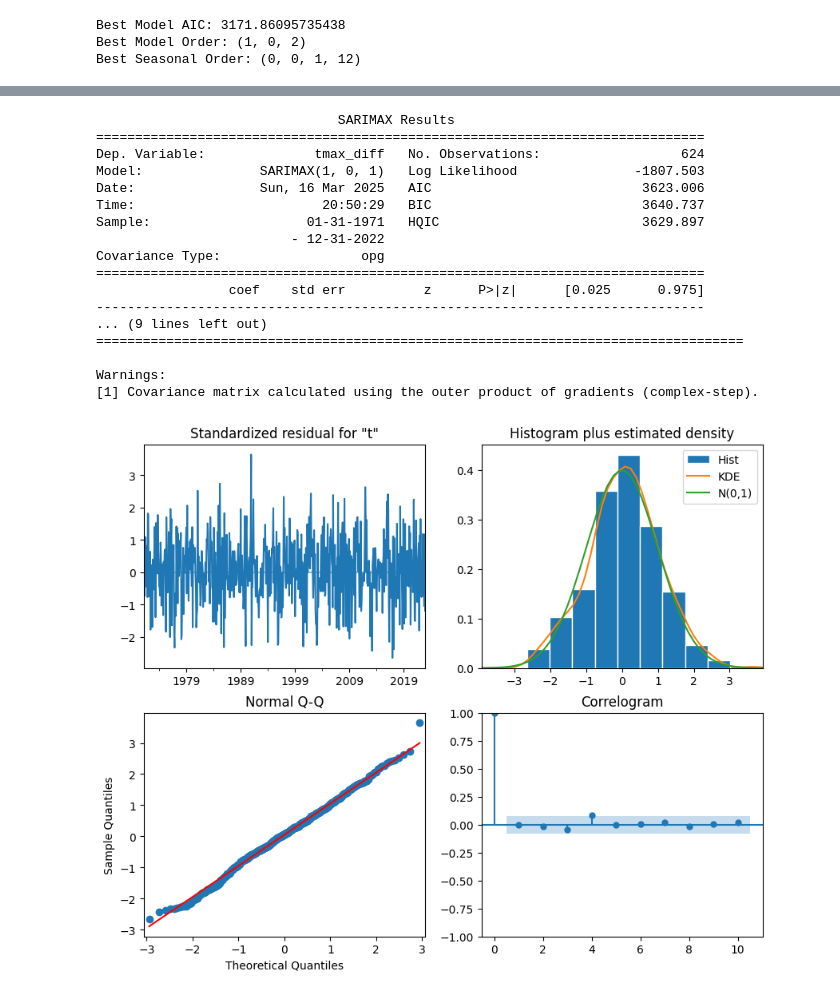
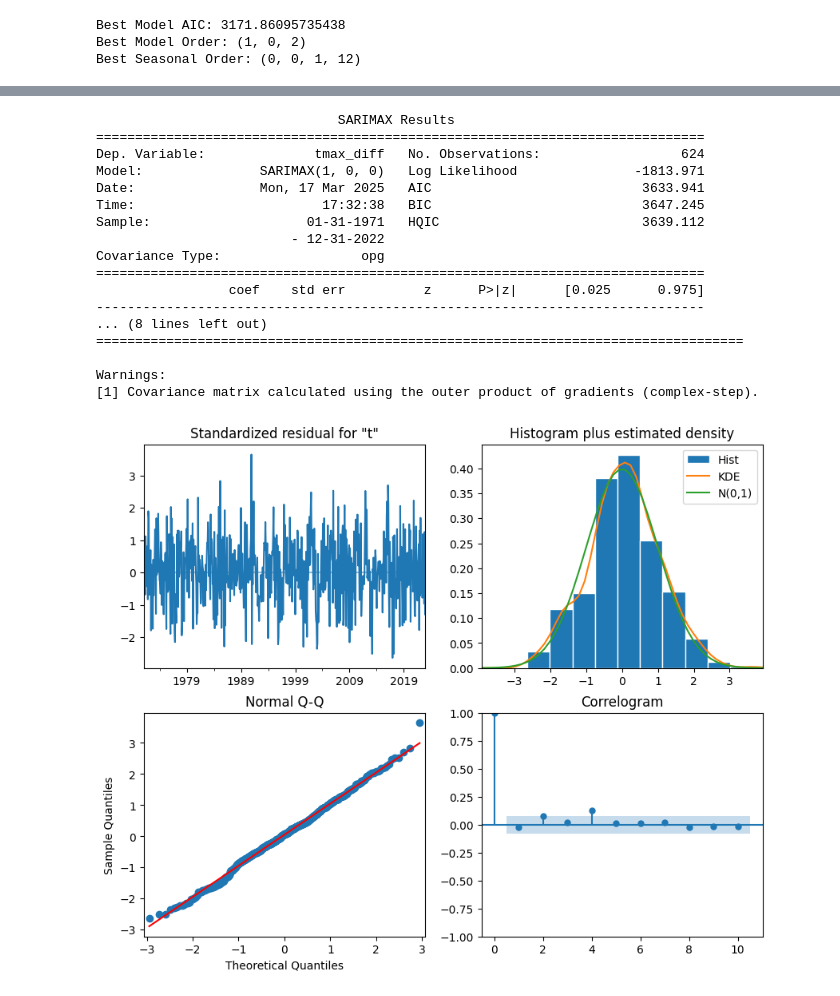
Before and after one commit to maggiecrowner/DS4002-Project-2, a Jupyter notebook: SCRIPTS/Analysis.ipynb, the cells around one changed output, grey strips where cells are left out. Saved outputs shown, nothing was run; the diff lists cells and outputs as text; code cells hidden in the pictures.

```diff
--- a/SCRIPTS/Analysis.ipynb
+++ b/SCRIPTS/Analysis.ipynb
@@ -149,38 +257,38 @@ This aligns with our previous guess, so we will proceed with the SARIMAX(1,0,2)*
 # %%
 import statsmodels.stats.api as sms
 
 # Fit the final SARIMAX model using the best parameters
 final_model = sm.tsa.SARIMAX(train_data,
-                             order=(1,0,1), # removed 2nd q component, wasn't significant
-                             seasonal_order=(0,0,0,12), # removed Q component, wasn't significant
-                             exog=train_exog, # kept prcp in even though it wasn't significant for now
+                             order=(1,0,0),
+                             seasonal_order=(0,0,0,12),
+                             exog=train_exog,
                              enforce_stationarity=False,
                              enforce_invertibility=False)
 
 # Fit the model and suppress the display of convergence output
 final_result = final_model.fit(disp=False)
 
 # Print the summary of the model fit
 print(final_result.summary())
 
 # Check the residuals and diagnostics
 final_result.plot_diagnostics(figsize=(10, 8))
 # %% [output]
                                SARIMAX Results
 ==============================================================================
 Dep. Variable:              tmax_diff   No. Observations:                  624
-Model:               SARIMAX(1, 0, 1)   Log Likelihood               -1807.503
-Date:                Sun, 16 Mar 2025   AIC                           3623.006
-Time:                        20:50:29   BIC                           3640.737
-Sample:                    01-31-1971   HQIC                          3629.897
+Model:               SARIMAX(1, 0, 0)   Log Likelihood               -1813.971
+Date:                Mon, 17 Mar 2025   AIC                           3633.941
+Time:                        17:32:38   BIC                           3647.245
+Sample:                    01-31-1971   HQIC                          3639.112
                          - 12-31-2022
 Covariance Type:                  opg
 ==============================================================================
                  coef    std err          z      P>|z|      [0.025      0.975]
 ------------------------------------------------------------------------------
-... (9 lines left out)
+... (8 lines left out)
 ===================================================================================
 
 Warnings:
 [1] Covariance matrix calculated using the outer product of gradients (complex-step).
-[figure, old version]
+[figure, new version]
```
Also changed, not shown: parts of 13 cells of this notebook.
